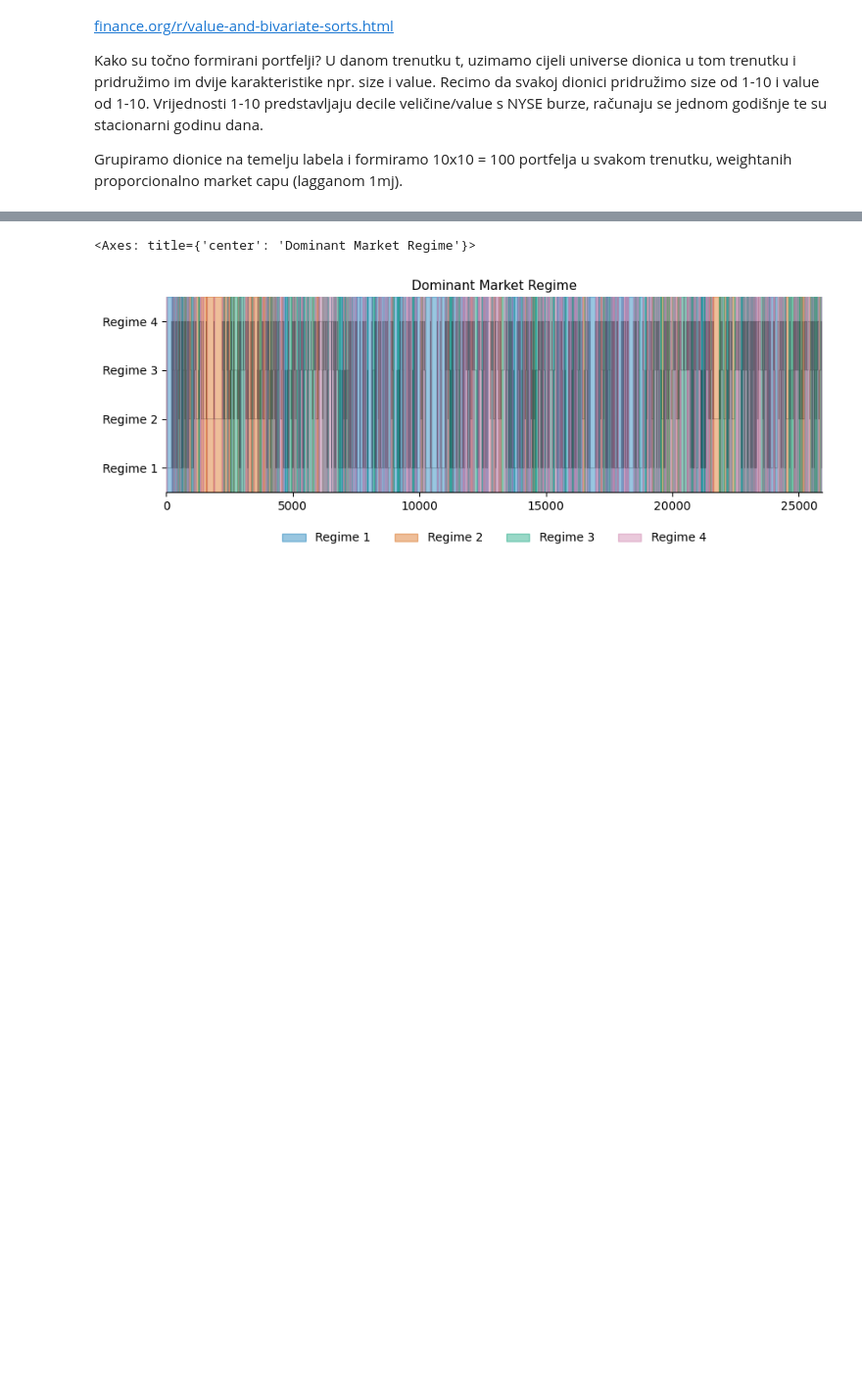
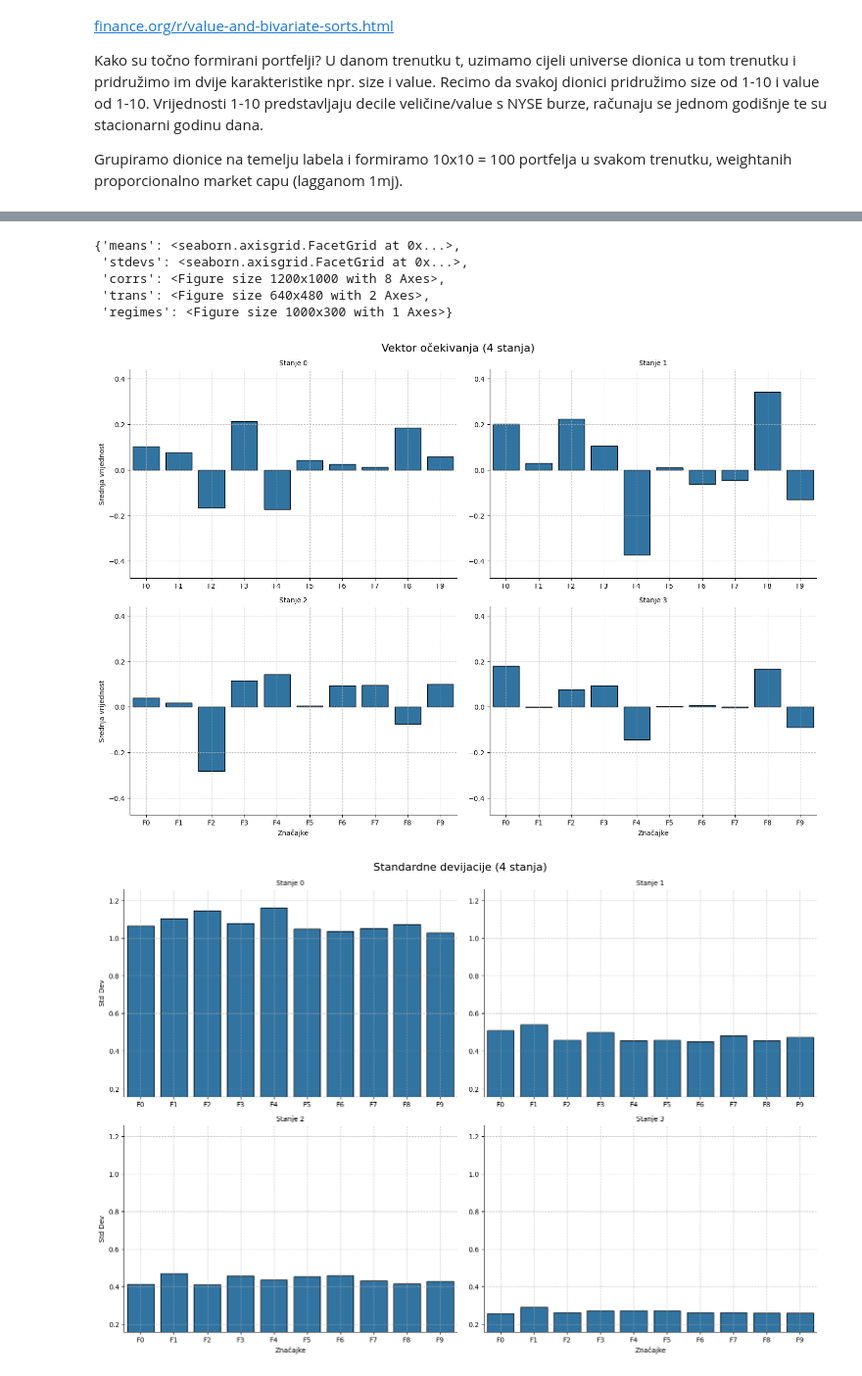
Before and after one commit to evucelic/Diplomski-Projekt, a Jupyter notebook: main.ipynb, the cells around one changed output, grey strips where cells are left out. Shown at 98% size. Cells and saved outputs as stored; diff of their text form; code cells hidden in the pictures; blank space fills up the shorter version.

Commit message:
hmm prior matrix to get rid of 0 probability transitions, beta schedule returned to 50% ramp 50% plateau, extra visualization plots for HMM, convert returns into log returns

```diff
--- a/main.ipynb
+++ b/main.ipynb
@@ -47,6 +24,10 @@ memory usage: 20.1 MB
 # %%
-data = data.fillna(0)
+data= data.replace(-99.99, np.nan)
+data = data.replace(-999, np.nan)
 data = data / 100.0
+data = data.clip(lower=-0.9999)
+data = np.log1p(data)
+data = data.fillna(0.0)
 data = data.astype(np.float32)
 data.index = pd.to_datetime(data.index, format="%Y%m%d")
 # %%
@@ -251,7 +250,7 @@ DF = 4.0
 # Cyclical Beta Schedule
 TARGET_BETA = 0.001
 CYCLES = 5
-R_PROP = 0.7  # 70% ramp up, 30% plateau
+R_PROP = 0.5  # 50% ramp up, 50% plateau
 
 # --- DATA PREP ---
 split_idx = int(len(data) * 0.8)
@@ -539,7 +498,7 @@ aic, bic, lls, conv, iters, best_models, all_models = evaluate_hmm(
     latents=train_latents,
     rs=42,
     ns=[4],
-    loop=15
+    loop=30
 )
 
 best_hmm = best_models[4]
@@ -630,7 +669,12 @@ def plot_most_probable_regime(
 # %%
 whole_latents = np.concatenate([train_latents, test_latents], axis=0)
 state_probs_4 = best_hmm.predict_proba(whole_latents, lengths = len(whole_latents))
-plot_most_probable_regime(state_probs_4, 4)
+run_model_analysis(best_hmm, data, state_probs_4)
 # %% [output]
-<Axes: title={'center': 'Dominant Market Regime'}>
+{'means': <seaborn.axisgrid.FacetGrid at 0x...>,
+ 'stdevs': <seaborn.axisgrid.FacetGrid at 0x...>,
+ 'corrs': <Figure size 1200x1000 with 8 Axes>,
+ 'trans': <Figure size 640x480 with 2 Axes>,
+ 'regimes': <Figure size 1000x300 with 1 Axes>}
-[figure, old version]
+[figure, new version]
+[figure, added]
```
Also changed, not shown: parts of 11 cells of this notebook.
